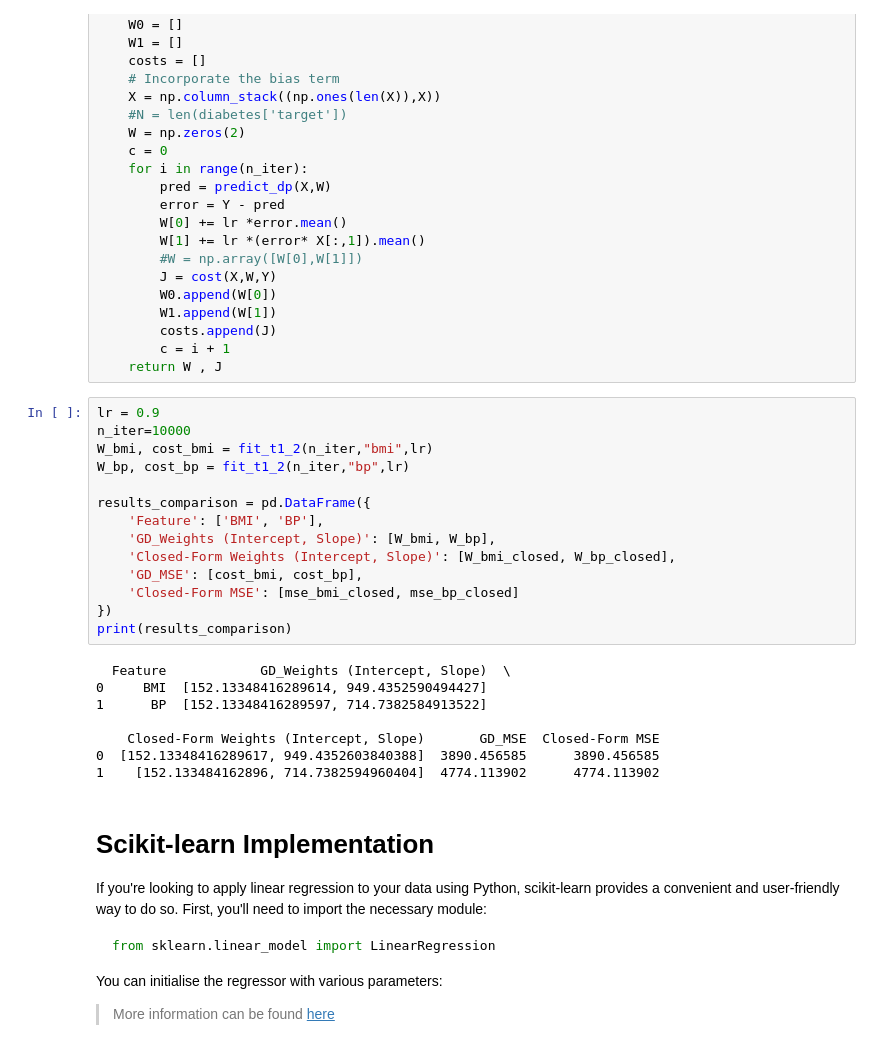
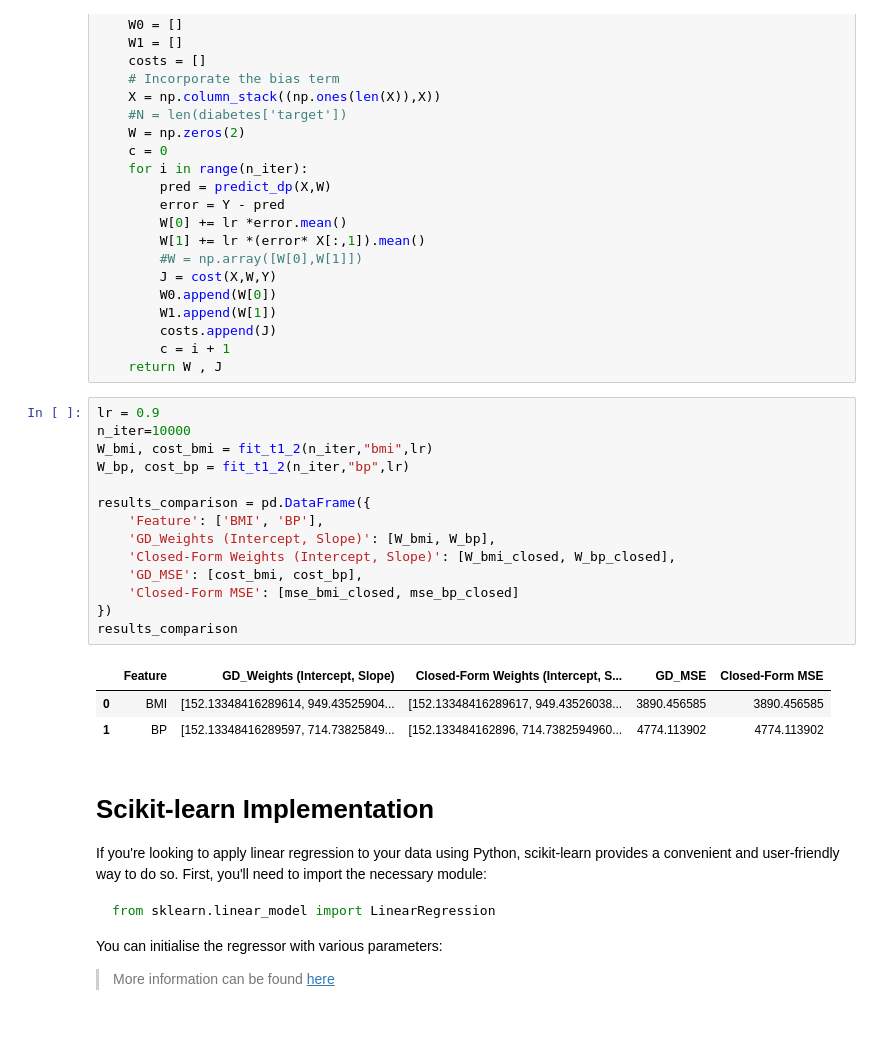
Before and after one commit to zequanwen/ML, a Jupyter notebook: 02_ML_LR.ipynb, the cells around one changed output. Drawn from its saved outputs; the diff is of its cells as text.

```diff
--- a/02_ML_LR.ipynb
+++ b/02_ML_LR.ipynb
@@ -465,25 +465,21 @@ def fit_t1_2(n_iter,Label_name,lr):
 # %%
 lr = 0.9
 n_iter=10000
 W_bmi, cost_bmi = fit_t1_2(n_iter,"bmi",lr)
 W_bp, cost_bp = fit_t1_2(n_iter,"bp",lr)
 
 results_comparison = pd.DataFrame({
     'Feature': ['BMI', 'BP'],
     'GD_Weights (Intercept, Slope)': [W_bmi, W_bp],
     'Closed-Form Weights (Intercept, Slope)': [W_bmi_closed, W_bp_closed],
     'GD_MSE': [cost_bmi, cost_bp],
     'Closed-Form MSE': [mse_bmi_closed, mse_bp_closed]
 })
-print(results_comparison)
+results_comparison
 # %% [output]
-  Feature            GD_Weights (Intercept, Slope)  \
-0     BMI  [152.13348416289614, 949.4352590494427]
-1      BP  [152.13348416289597, 714.7382584913522]
-
-    Closed-Form Weights (Intercept, Slope)       GD_MSE  Closed-Form MSE
-0  [152.13348416289617, 949.4352603840388]  3890.456585      3890.456585
-1    [152.133484162896, 714.7382594960404]  4774.113902      4774.113902
+|  | Feature | GD_Weights (Intercept, Slope) | Closed-Form Weights (Intercept, S... | GD_MSE | Closed-Form MSE |
+| 0 | BMI | [152.13348416289614, 949.43525904... | [152.13348416289617, 949.43526038... | 3890.456585 | 3890.456585 |
+| 1 | BP | [152.13348416289597, 714.73825849... | [152.133484162896, 714.7382594960... | 4774.113902 | 4774.113902 |
 # %% [markdown]
 # Scikit-learn Implementation
 
```
Also changed, not shown: parts of 7 cells of this notebook.
